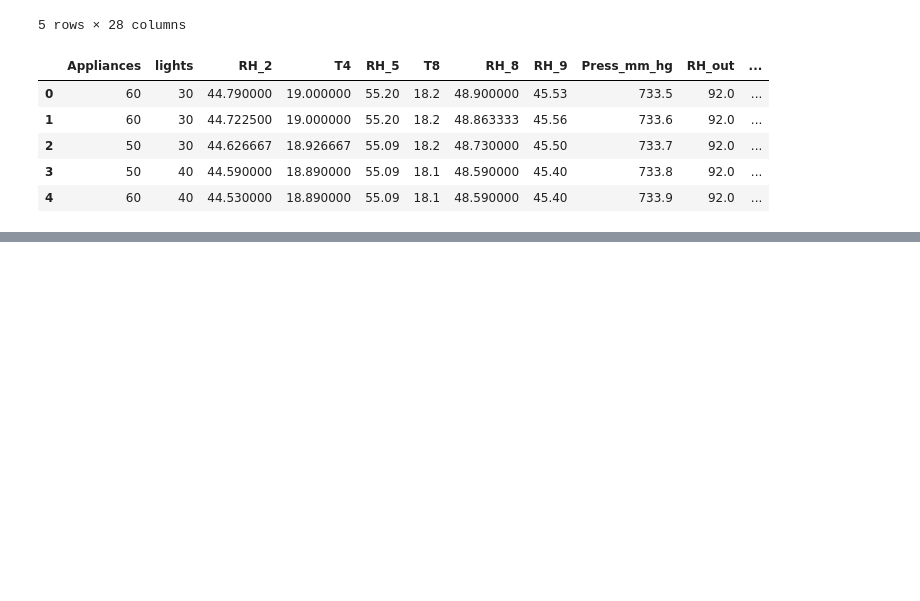
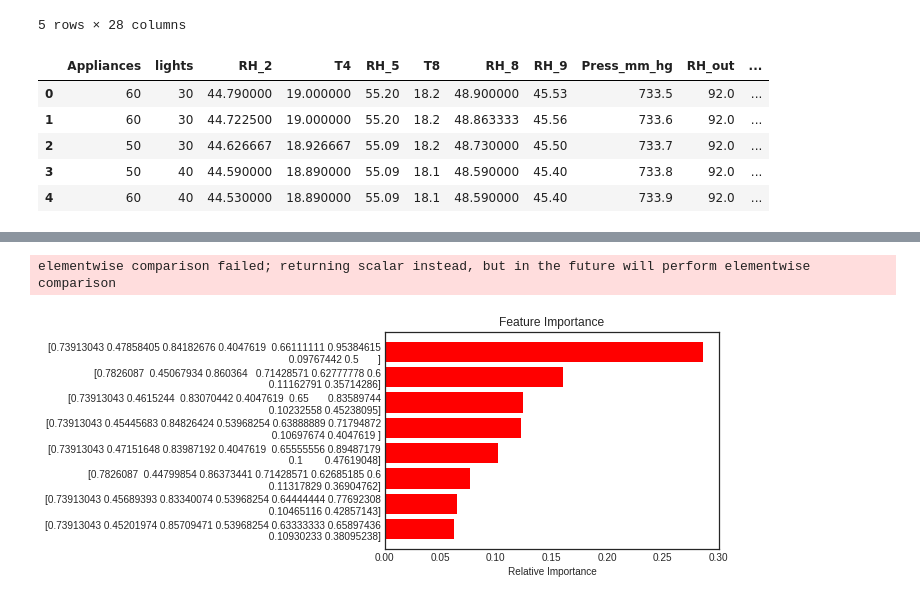
Before and after one commit to akifkashif/Captsone-Project---Data-Application-Energy-Linear-Regression-, a Jupyter notebook: Captsone_Project_Data_Application_Energy(Linear_Regression)_.ipynb, the cells around one changed output, grey strips where cells are left out. Drawn from its saved outputs; the diff is of its cells as text; code cells hidden in the pictures; blank space fills up the shorter version.

```diff
--- a/Captsone_Project_Data_Application_Energy(Linear_Regression)_.ipynb
+++ b/Captsone_Project_Data_Application_Energy(Linear_Regression)_.ipynb
@@ -1448,0 +1729,11 @@ df2.iloc[:,2:]
+# %%
+X_train, X_test, y_train, y_test = train_test_split(X, y, shuffle=False, stratify=None, test_size=0.2)
+# %%
+scaler = MinMaxScaler()
+X_train = scaler.fit_transform(X_train)
+X_test = scaler.transform(X_test)
+# %%
+from sklearn.ensemble import RandomForestRegressor
+
+rf = RandomForestRegressor(n_estimators=100,random_state=1)
+rf.fit(X_train, y_train)
@@ -1448,0 +1772,4 @@ df2.iloc[:,2:]
+# %%
+features = X_train
+importances = classifier.feature_importances_
+indices = np.argsort(importances)
@@ -1448,0 +1792,10 @@ df2.iloc[:,2:]
+# %%
+plt.title('Feature Importance')
+plt.barh(range(len(indices)), importances[indices], color='red', align='center')
+plt.yticks(range(len(indices)), [features[i] for i in indices])
+plt.xlabel('Relative Importance')
+
+plt.show()
+# %% [output]
+elementwise comparison failed; returning scalar instead, but in the future will perform elementwise comparison
+[figure, added]
```
Also changed, not shown: parts of 73 cells of this notebook.
